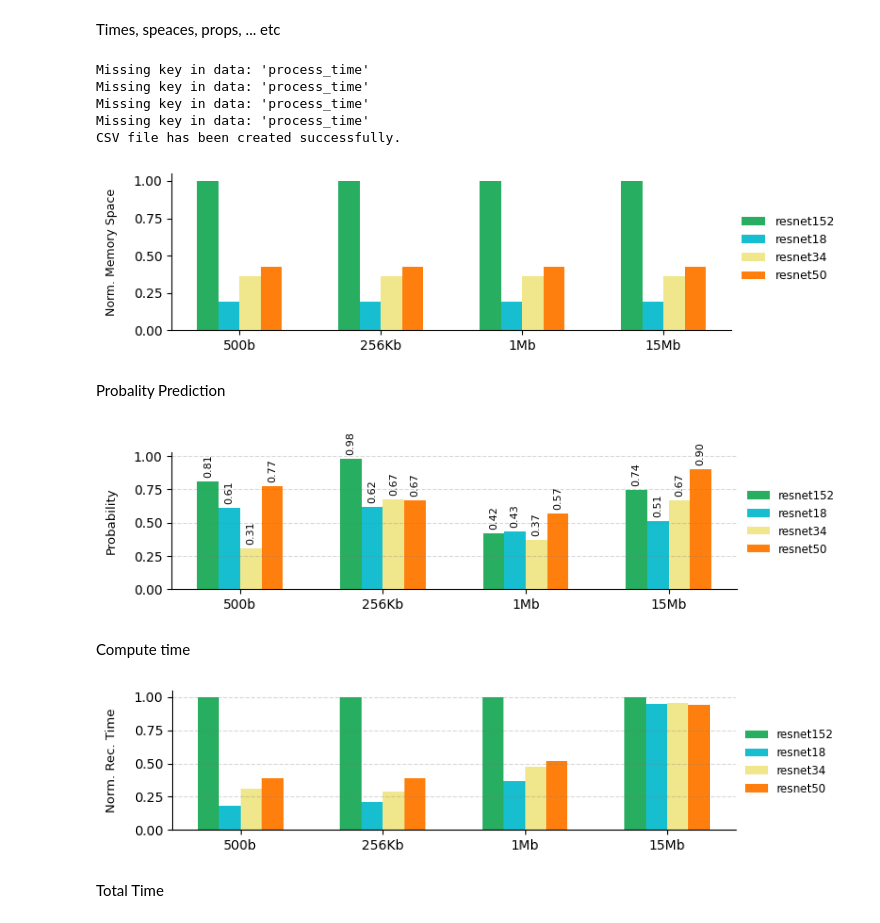
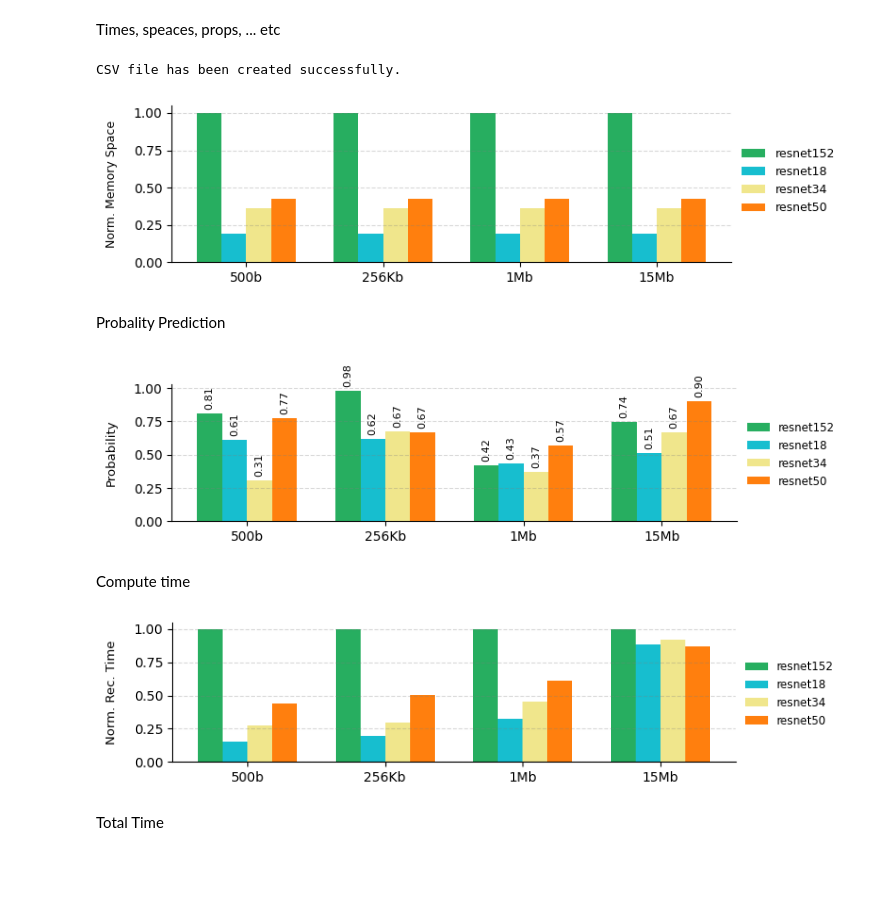
Before and after one commit to donaldonana/FaaS-Benchmark, a Jupyter notebook: image-recognition/ImgRec.ipynb, the cells around one changed output. Cells and saved outputs as stored; diff of their text form; code cells hidden in the pictures; blank space fills up the shorter version.

```diff
--- a/image-recognition/ImgRec.ipynb
+++ b/image-recognition/ImgRec.ipynb
@@ -159,7 +159,7 @@ with open('result/result.txt', 'r') as file:
 json_objects = parse_json_objects(log_content)
 
 # Define the CSV file headers
-headers = ["label", "process_time", "idx", "image", "model", "download_time", "model_size", "model_process_time", "prob"]
+headers = ["label", "prediction_time", "index", "image", "model", "download_time", "model_size", "model_load_time", "prob"]
 
 # Open the CSV file for writing
 with open('result/result.csv', 'w', newline='') as csvfile:
@@ -172,10 +172,10 @@ with open('result/result.csv', 'w', newline='') as csvfile:
             # Write the row to the CSV file
             writer.writerow({
                 "label": data["label"],
-                "process_time": data["process_time"],
-                "model_process_time": data["model_process_time"],
+                "prediction_time": data["prediction_time"],
+                "model_load_time": data["model_load_time"],
                 "image": data["image"].replace(".JPEG", ""),
-                "idx": data["idx"],
+                "index": data["index"],
                 "model": data["model"],
                 "download_time": data["download_time"],
                 "model_size": data["model_size"],
@@ -186,13 +186,9 @@ with open('result/result.csv', 'w', newline='') as csvfile:
 
 print("CSV file has been created successfully.")
 # %% [output]
-Missing key in data: 'process_time'
-Missing key in data: 'process_time'
-Missing key in data: 'process_time'
-Missing key in data: 'process_time'
 CSV file has been created successfully.
 # %%
-df = pd.read_csv("result.csv")
+df = pd.read_csv("result/result.csv")
 dfct = df.copy()
 
 dfct = dfct.groupby(['model', 'image'], as_index = False)['model_size'].mean()
@@ -218,6 +214,7 @@ for i, model in enumerate(models):
 
 # Set the labels and title
 ax.set_ylabel('Norm. Memory Space', fontsize=9, labelpad=12)
+ax.grid(True, axis='y', linestyle='--', color='gray', alpha=0.3)
 
 ax.spines[['right', 'top']].set_visible(False)
 
@@ -233,7 +230,7 @@ ax.legend(
 plt.tight_layout()
 plt.show()
 # %% [output]
-[figure, old version]
+[figure, new version]
 # %% [markdown]
 Probality Prediction
 # %%
@@ -289,15 +286,15 @@ ax.legend(
 plt.tight_layout()
 plt.show()
 # %% [output]
-[figure, old version]
+[figure, new version]
 # %% [markdown]
 Compute time
 # %%
 dfct = df.copy()
 
-dfct = dfct.groupby(['model', 'image'], as_index = False)['process_time'].mean()
+dfct = dfct.groupby(['model', 'image'], as_index = False)['prediction_time'].mean()
 
-dfct['normalized_compute_time'] = dfct.groupby('image')['process_time'].transform(max_abs_scale)
+dfct['normalized_compute_time'] = dfct.groupby('image')['prediction_time'].transform(max_abs_scale)
 
 dfct['image'] = pd.Categorical(dfct['image'], categories=image_order, ordered=True)
 
@@ -310,34 +307,34 @@ image_sizes = dfct['image'].unique()
 # Create a figure and axis
 fig, ax = plt.subplots(figsize=(8, 2))
 
 # Set the positions of the bars on the x-axis
 positions = np.arange(len(image_sizes))
 
 # Plot each image size
 for i, model in enumerate(models):
     subset = dfct[dfct['model'] == model]
     bar_positions = positions + i * bar_width
     ax.bar(bar_positions, subset['normalized_compute_time'], width=bar_width, label=model, color=color_mapping[model])
 
 # Set the labels and title
 ax.set_ylabel('Norm. Rec. Time', fontsize=9.5, labelpad=12)
 
 ax.spines[['right', 'top']].set_visible(False)
 ax.grid(True, axis='y', linestyle='--', color='gray', alpha=0.3)
 
 # Set the x-ticks and labels
 ax.set_xticks(positions + bar_width * (len(models) - 1) / 2)
 ax.set_xticklabels(image_sizes)
 ax.legend(
     bbox_to_anchor=(1, 0.8), loc='upper left', ncols = 1, frameon=False, fontsize=8.5
 )
 
 # plt.xticks(rotation=45, ha='right')
 
 plt.tight_layout()
 plt.show()
 # %% [output]
-[figure, old version]
+[figure, new version]
 # %% [markdown]
 Total Time
 # %%
```
Also changed, not shown: parts of 2 cells of this notebook.
